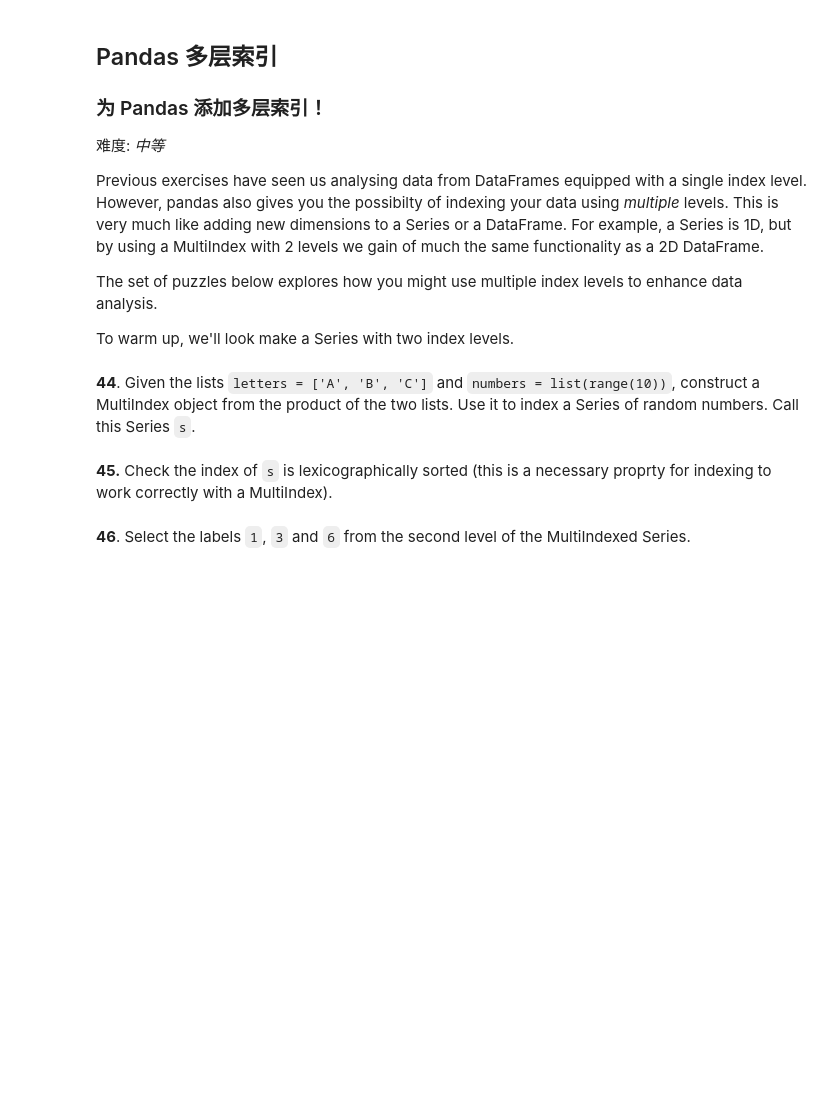
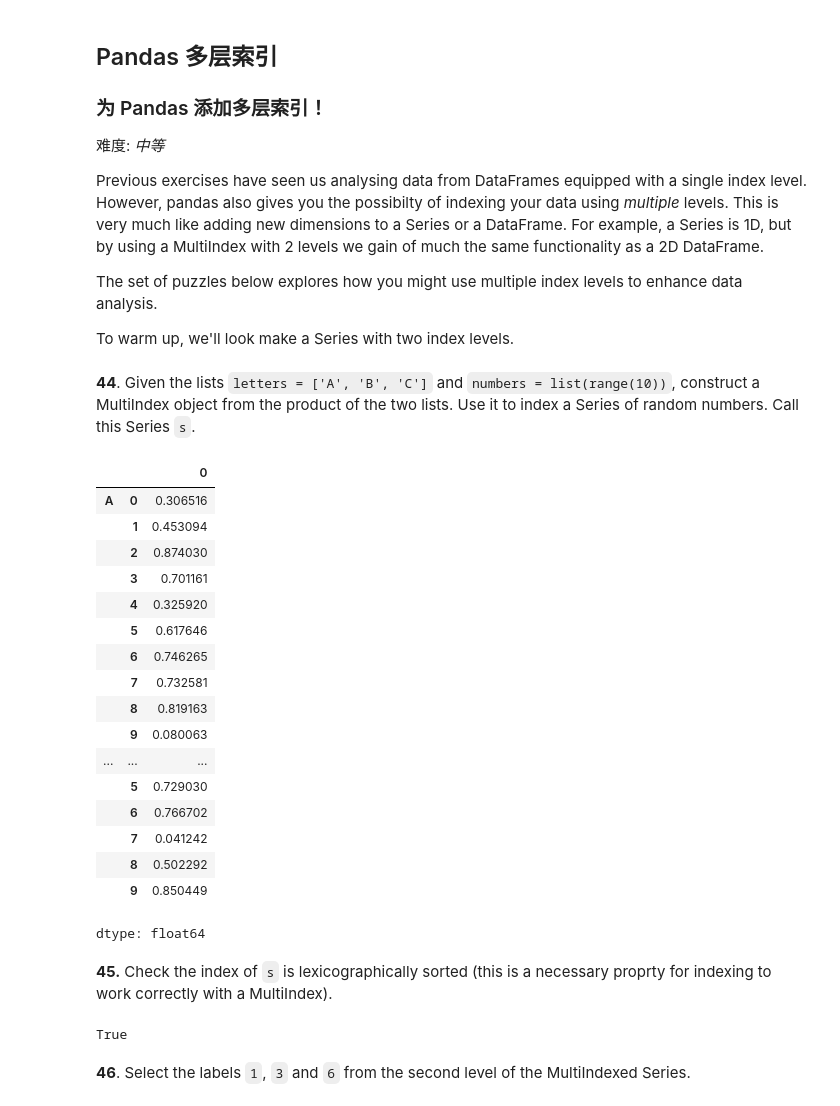
Before and after one commit to xyiling/100-pandas-puzzles-cn, a Jupyter notebook: 100-pandas-puzzles-cn.ipynb, the cells around one changed output. Saved outputs shown, nothing was run; the diff lists cells and outputs as text; code cells hidden in the pictures; blank space fills up the shorter version.

```diff
--- a/100-pandas-puzzles-cn.ipynb
+++ b/100-pandas-puzzles-cn.ipynb
@@ -917,7 +934,39 @@ The set of puzzles below explores how you might use multiple index levels to enh
 To warm up, we'll look make a Series with two index levels.
 # %% [markdown]
 **44**. Given the lists `letters = ['A', 'B', 'C']` and `numbers = list(range(10))`, construct a MultiIndex object from the product of the two lists. Use it to index a Series of random numbers. Call this Series `s`.
+# %%
+# pandas多重索引，使用pd.MultiIndex.from_product([])
+letters = ['A', 'B', 'C']
+numbers = list(range(10))
+
+mi = pd.MultiIndex.from_product([letters, numbers])
+s = pd.Series(np.random.rand(30), index=mi)
+s
+# %% [output]
+|  |  | 0 |
+| A | 0 | 0.306516 |
+|  | 1 | 0.453094 |
+|  | 2 | 0.874030 |
+|  | 3 | 0.701161 |
+|  | 4 | 0.325920 |
+|  | 5 | 0.617646 |
+|  | 6 | 0.746265 |
+|  | 7 | 0.732581 |
+|  | 8 | 0.819163 |
+|  | 9 | 0.080063 |
+| ... | ... | ... |
+|  | 5 | 0.729030 |
+|  | 6 | 0.766702 |
+|  | 7 | 0.041242 |
+|  | 8 | 0.502292 |
+|  | 9 | 0.850449 |
+dtype: float64
 # %% [markdown]
 **45.** Check the index of `s` is lexicographically sorted (this is a necessary proprty for indexing to work correctly with a MultiIndex).
+# %%
+# s.index.is_lexsorted() # 在pandas1.2去除
+s.index.is_monotonic_increasing
+# %% [output]
+True
 # %% [markdown]
 **46**. Select the labels `1`, `3` and `6` from the second level of the MultiIndexed Series.
```
Also changed, not shown: parts of 8 cells of this notebook.
